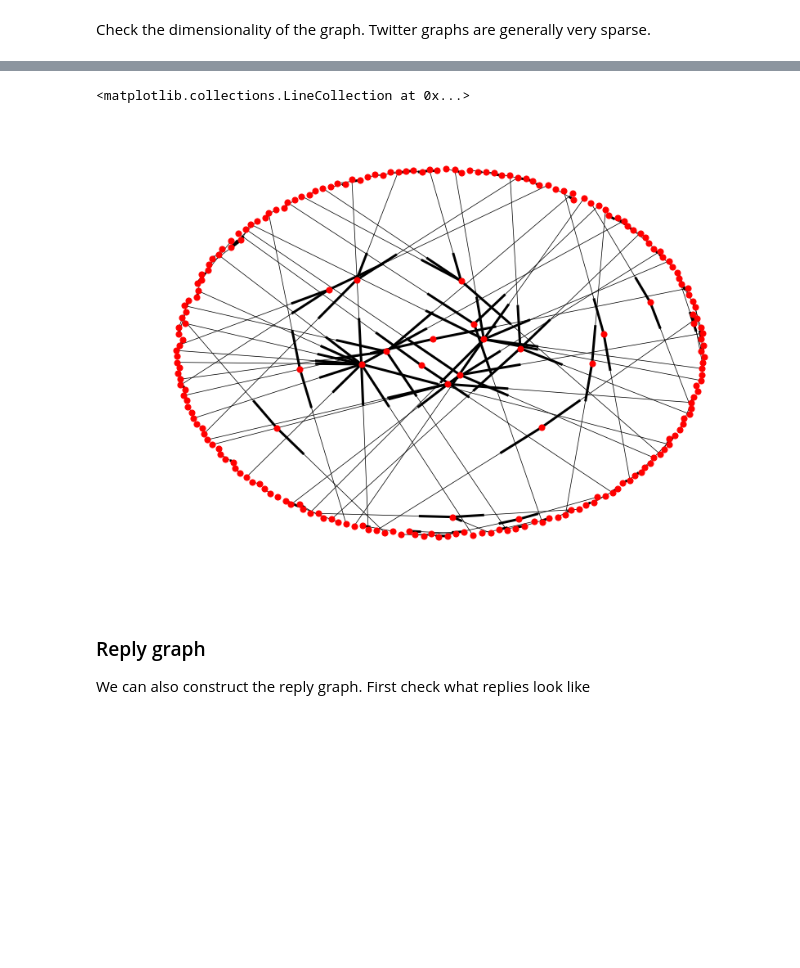
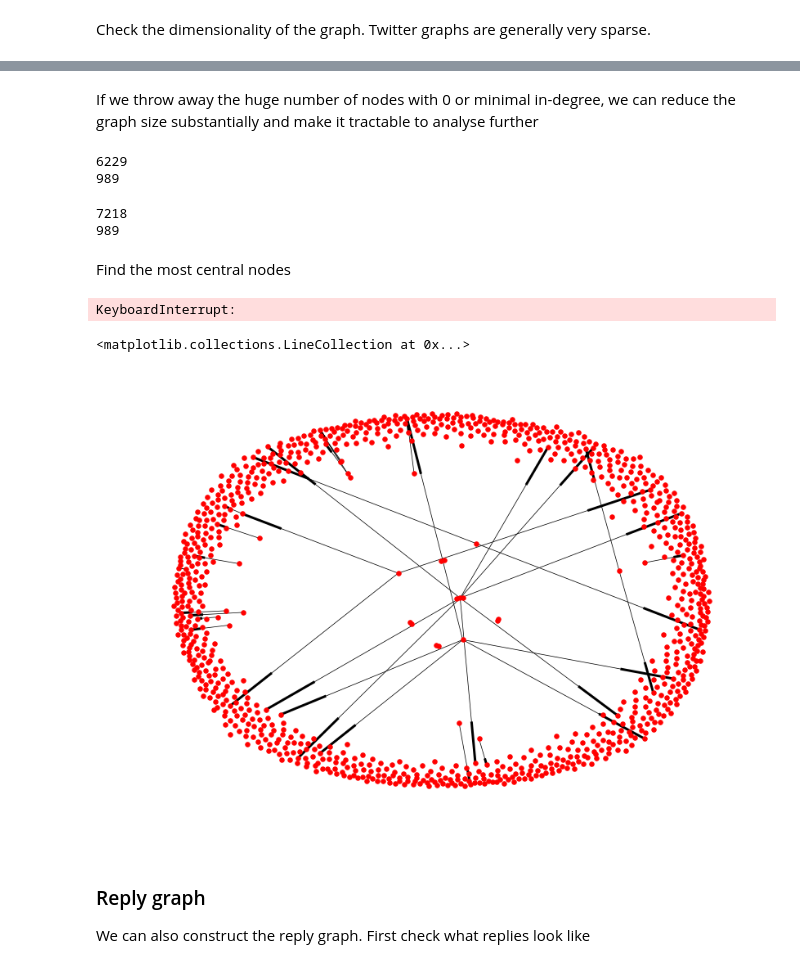
Before and after one commit to norrishd/TwitterAnalysis, a Jupyter notebook: TwitterAnalyser.ipynb, the cells around one changed output, grey strips where cells are left out. Drawn from its saved outputs; the diff is of its cells as text; code cells hidden in the pictures; blank space fills up the shorter version.

Commit message:
Construct network graphs, initial analysis and prune

```diff
--- a/TwitterAnalyser.ipynb
+++ b/TwitterAnalyser.ipynb
@@ -42,14 +41,17 @@ Check that the API call and data saving worked correctly, browse a few tweets an
 Note that tweets are saved in JSON, so we can parse them as dictionaries.
 # %%
 import bz2
-import json
+import json, re
 import networkx as nx
 
 # Import and inspect a BZ2 document of tweets in JSON format
-path = './tweets/' + file_out
+print(filename)
+if not re.search('\.txt\.bz2$', filename):    # added on by script file
+    filename = filename + '.txt.bz2'
+path = './tweets/' + filename
 
 tweet_file = bz2.BZ2File(path, mode='r')
-for i in range(1, 6):
+for i in range(1, 7):
     tweet = json.loads(tweet_file.readline())
     print(str(i) + '. ' + tweet['text'])
 # %% [output]
@@ -69,7 +67,7 @@ When we build the network graph in the next step we'll use retweet status to con
 # %%
 tweet_file.seek(0)    # Return to top of the file
 
-for i in range(6):
+for i in range(8):
     # Extract user id and optional retweeted user id
     tweet = json.loads(tweet_file.readline())
     user_id = tweet['user']['id']
@@ -152,10 +236,10 @@ for line in tweet_file:
         # retweeted_user_id = int(retweeted_user_id)
 
         # Add the two nodes in the graph, if not already there
-        if user_id not in DG:
-            DG.add_node(user_id)
-        if retweet_user_id not in DG:
-            DG.add_node(retweeted_user_id)
+        if user_id not in retweet_graph:
+            retweet_graph.add_node(user_id)
+        if retweeted_user_id not in retweet_graph:
+            retweet_graph.add_node(retweeted_user_id)
         retweet_graph.add_edge(user_id, retweeted_user_id)
 # %% [markdown]
 Check the dimensionality of the graph. Twitter graphs are generally very sparse.
@@ -175,18 +335,57 @@ this graph is 0.3% connected
+# %% [markdown]
+If we throw away the huge number of nodes with 0 or minimal in-degree, we can reduce the graph size substantially and make it tractable to analyse further
+# %%
+zeroes = [x for x in indegrees if x == 0]
+two_pluses = [x for x in indegrees if x > 0]
+print(len(zeroes))
+print(len(two_pluses))
+# %% [output]
+6229
+989
+# %%
+to_delete = []
+for node in retweet_graph:
+    if retweet_graph.in_degree(node) < 1:
+        to_delete.append(node)
+
+pruned_graph = retweet_graph.copy()
+print(len(pruned_graph))
+for node in to_delete:
+    pruned_graph.remove_node(node)
+print(len(pruned_graph))
+# %% [output]
+7218
+989
+# %% [markdown]
+Find the most central nodes
+# %%
+nodes_bc = nx.betweenness_centrality(retweet_graph)
+max_node_bc = 0
+max_nodes = []
+for node, score in nodes_bc.iteritems():
+    if score > max_node_bc:
+        max_nodes = [node]
+        max_node_bc = score
+    elif score == max_node_bc:
+        max_nodes.append(node)
+print('The node(s) with highest betweenness centrality are {}, with a value of {}'.format(max_nodes, max_node_bc))
+# %% [output]
+KeyboardInterrupt:
 # %%
 %matplotlib inline
 import matplotlib.pyplot as plt
 
 # Determine the spring layout
-pos = nx.spring_layout(retweet_graph)
+pos = nx.spring_layout(pruned_graph)
 
 # draw the graph
 plt.figure(figsize=(14,10))
 plt.axis('off')
-nx.draw_networkx_nodes(retweet_graph, pos, node_size=50)
-nx.draw_networkx_edges(retweet_graph, pos, width=0.75, arrows=True)
+nx.draw_networkx_nodes(pruned_graph, pos, node_size=30)
+nx.draw_networkx_edges(pruned_graph, pos, width=0.75, arrows=True)
 # %% [output]
 <matplotlib.collections.LineCollection at 0x...>
-[figure, old version]
+[figure, new version]
 # %% [markdown]
 ### Reply graph
 We can also construct the reply graph. First check what replies look like
```
Also changed, not shown: parts of 21 cells of this notebook, 2 other files.
